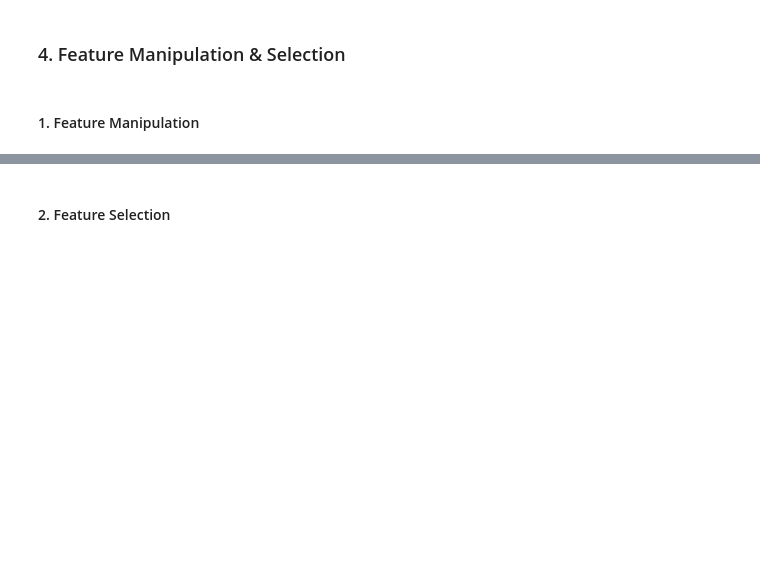
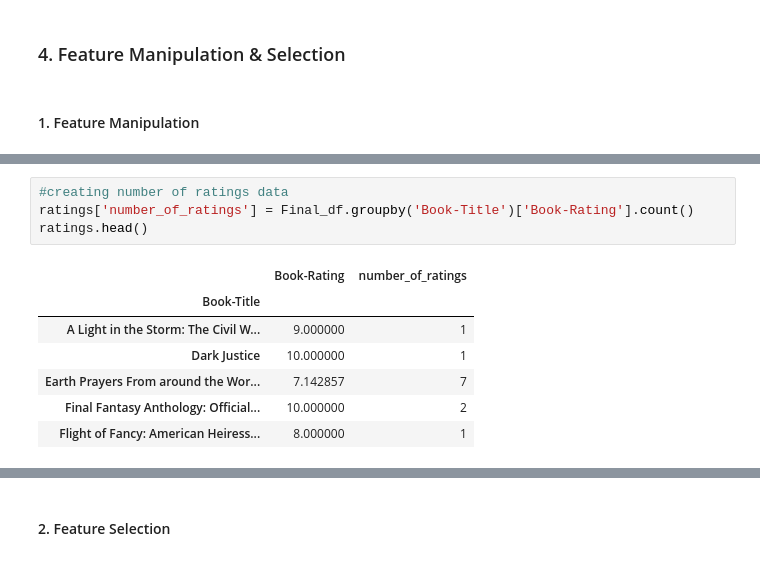
Before and after one commit to SaniyaBubere/book-recommendation-system, a Jupyter notebook: Book_Recommendation_System.ipynb, the cells around one changed output, grey strips where cells are left out. Cells and saved outputs as stored; diff of their text form; blank space fills up the shorter version.

```diff
--- a/Book_Recommendation_System.ipynb
+++ b/Book_Recommendation_System.ipynb
@@ -986,0 +1037,12 @@ Answer Here.
+# %%
+#creating number of ratings data
+ratings['number_of_ratings'] = Final_df.groupby('Book-Title')['Book-Rating'].count()
+ratings.head()
+# %% [output]
+|  | Book-Rating | number_of_ratings |
+| Book-Title |  |  |
+| A Light in the Storm: The Civil W... | 9.000000 | 1 |
+| Dark Justice | 10.000000 | 1 |
+| Earth Prayers From around the Wor... | 7.142857 | 7 |
+| Final Fantasy Anthology: Official... | 10.000000 | 2 |
+| Flight of Fancy: American Heiress... | 8.000000 | 1 |
```
Also changed, not shown: parts of 21 cells of this notebook.
